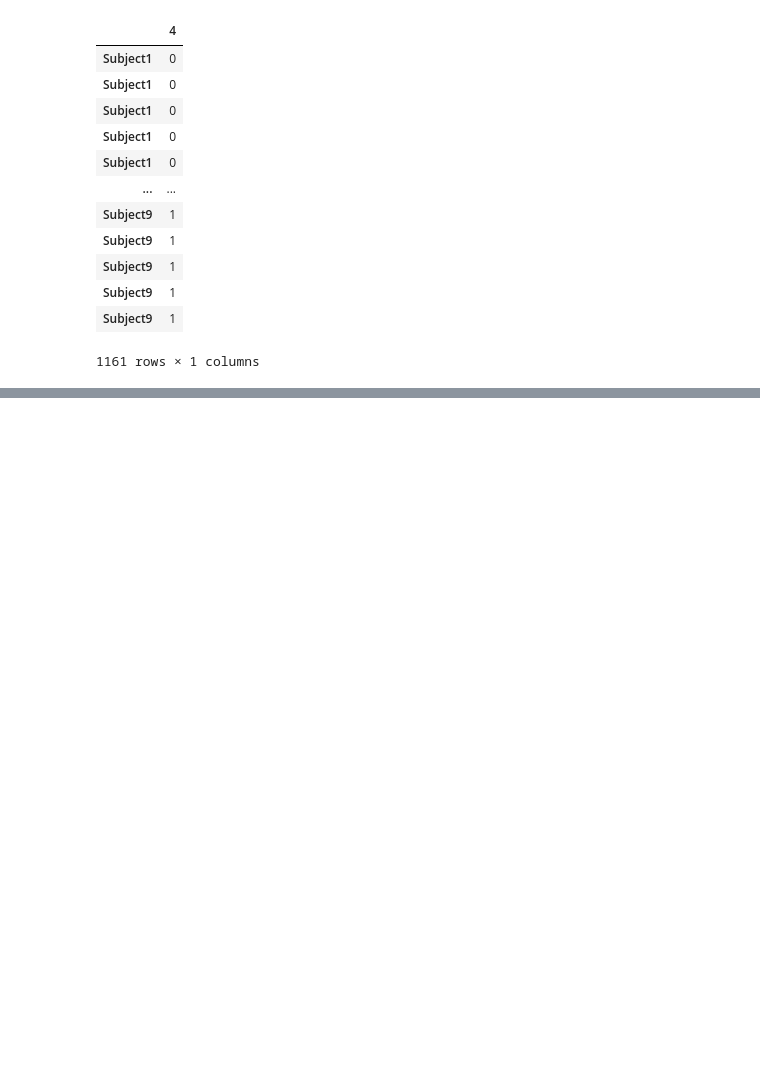
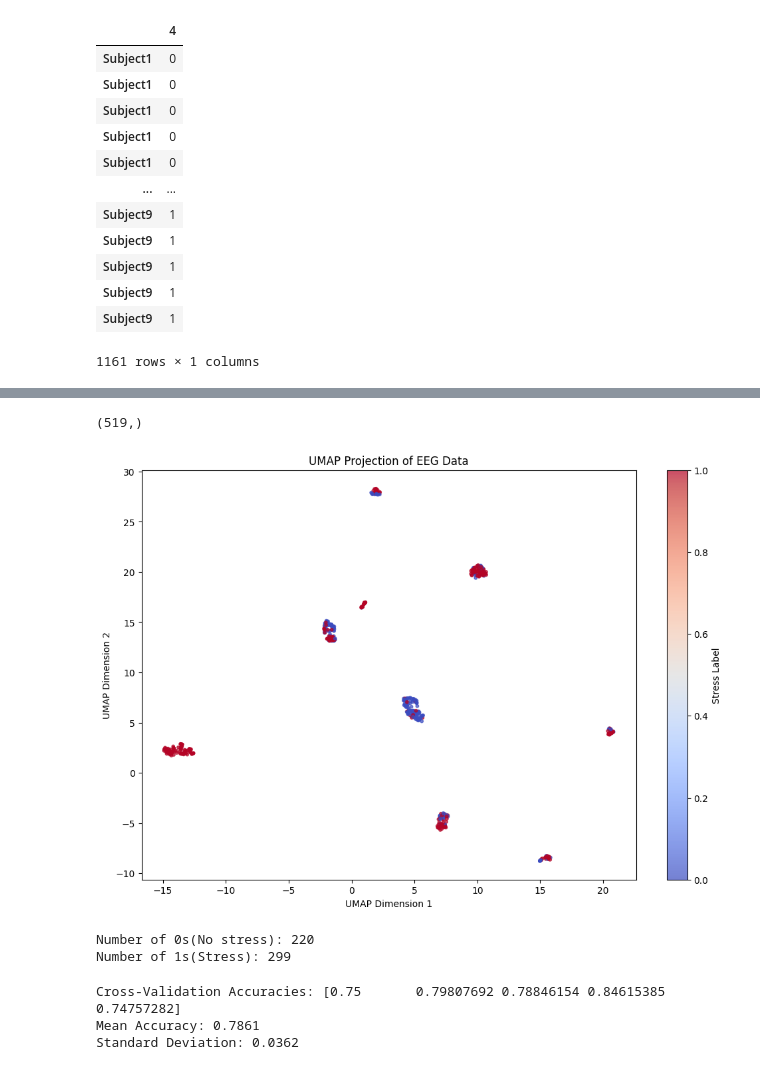
Before and after one commit to parvchor/COGS-118B-Project, a Jupyter notebook: workingCopy.ipynb, the cells around one changed output, grey strips where cells are left out. Saved outputs shown, nothing was run; the diff lists cells and outputs as text; code cells hidden in the pictures; blank space fills up the shorter version.

```diff
--- a/workingCopy.ipynb
+++ b/workingCopy.ipynb
@@ -210,0 +237,12 @@ ImportError: Numba needs NumPy 2.0 or less. Got NumPy 2.1.
+# %%
+X_dfs['stress_labels'] = Y_non_binary[:]
+
+
+# Filter conditions: Keep rows where stress_label < 3 or stress_label > 7
+condition = (X_dfs['stress_labels'] < 4) | (X_dfs['stress_labels'] > 8)
+
+# Apply the filter to X_dfs
+X_dfs_filtered = X_dfs[condition].reset_index(drop=True)
+X_dfs_filtered['stress_labels'] = X_dfs_filtered['stress_labels'].apply(lambda x: 0 if x < 3 else 1)
+
+X_dfs_filtered
@@ -210,0 +263,32 @@ ImportError: Numba needs NumPy 2.0 or less. Got NumPy 2.1.
+# %%
+labels_non_binary = X_dfs_filtered['stress_labels'].to_numpy()
+print(labels_non_binary.shape)
+# %% [output]
+(519,)
+# %%
+X_dfs_train = X_dfs_filtered.drop(columns=['stress_labels'])
+
+scaler = StandardScaler()
+X_scaled = scaler.fit_transform(X_dfs_train)
+reducer = umap.UMAP(metric='euclidean', n_neighbors=15, min_dist=0.1, random_state=42)
+X_embedded = reducer.fit_transform(X_scaled)
+plt.figure(figsize=(12, 8))
+scatter = plt.scatter(X_embedded[:, 0], X_embedded[:, 1], c=labels_non_binary, cmap='coolwarm', s=10, alpha=0.7)
+plt.colorbar(scatter, label='Stress Label')
+plt.title('UMAP Projection of EEG Data')
+plt.xlabel('UMAP Dimension 1')
+plt.ylabel('UMAP Dimension 2')
+plt.show()
+# %% [output]
+[figure, added]
+# %%
+value_counts = X_dfs_filtered["stress_labels"].value_counts()
+
+num_zeros = value_counts.get(0, 0)
+num_ones = value_counts.get(1, 0)
+
+print(f"Number of 0s(No stress): {num_zeros}")
+print(f"Number of 1s(Stress): {num_ones}")
+# %% [output]
+Number of 0s(No stress): 220
+Number of 1s(Stress): 299
@@ -210,0 +300,20 @@ ImportError: Numba needs NumPy 2.0 or less. Got NumPy 2.1.
+# %%
+k = 5
+
+# Initialize the cross-validator
+skf = StratifiedKFold(n_splits=k, shuffle=True, random_state=42)
+
+# Initialize the SVM model
+svm_model = SVC()
+
+# Perform cross-validation
+scores = cross_val_score(svm_model, X_dfs_train, X_dfs_filtered["stress_labels"], cv=skf, scoring='accuracy')
+
+# Display the results
+print(f'Cross-Validation Accuracies: {scores}')
+print(f'Mean Accuracy: {scores.mean():.4f}')
+print(f'Standard Deviation: {scores.std():.4f}')
+# %% [output]
+Cross-Validation Accuracies: [0.75       0.79807692 0.78846154 0.84615385 0.74757282]
+Mean Accuracy: 0.7861
+Standard Deviation: 0.0362
```
Also changed, not shown: parts of 16 cells of this notebook, 1 other file.
